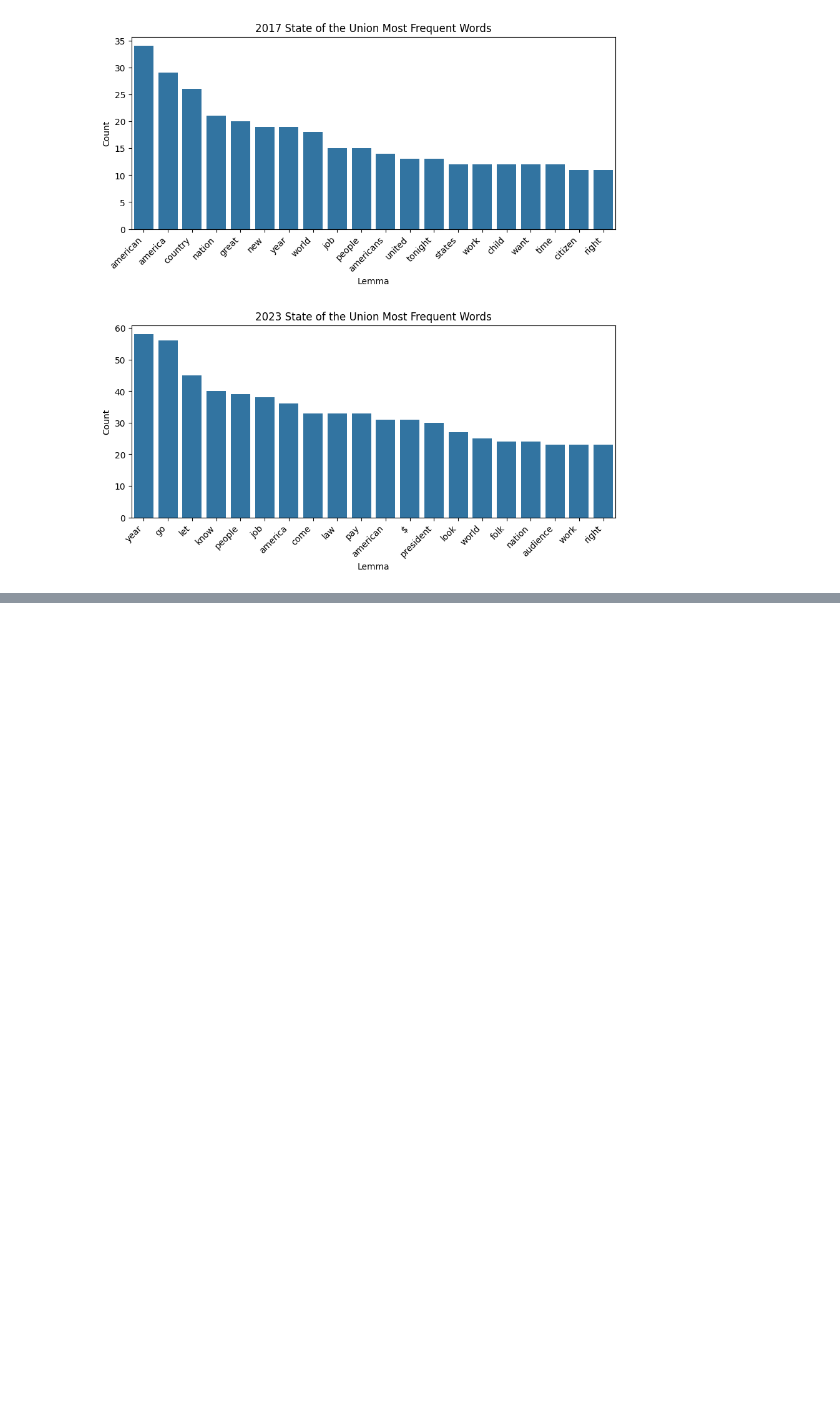
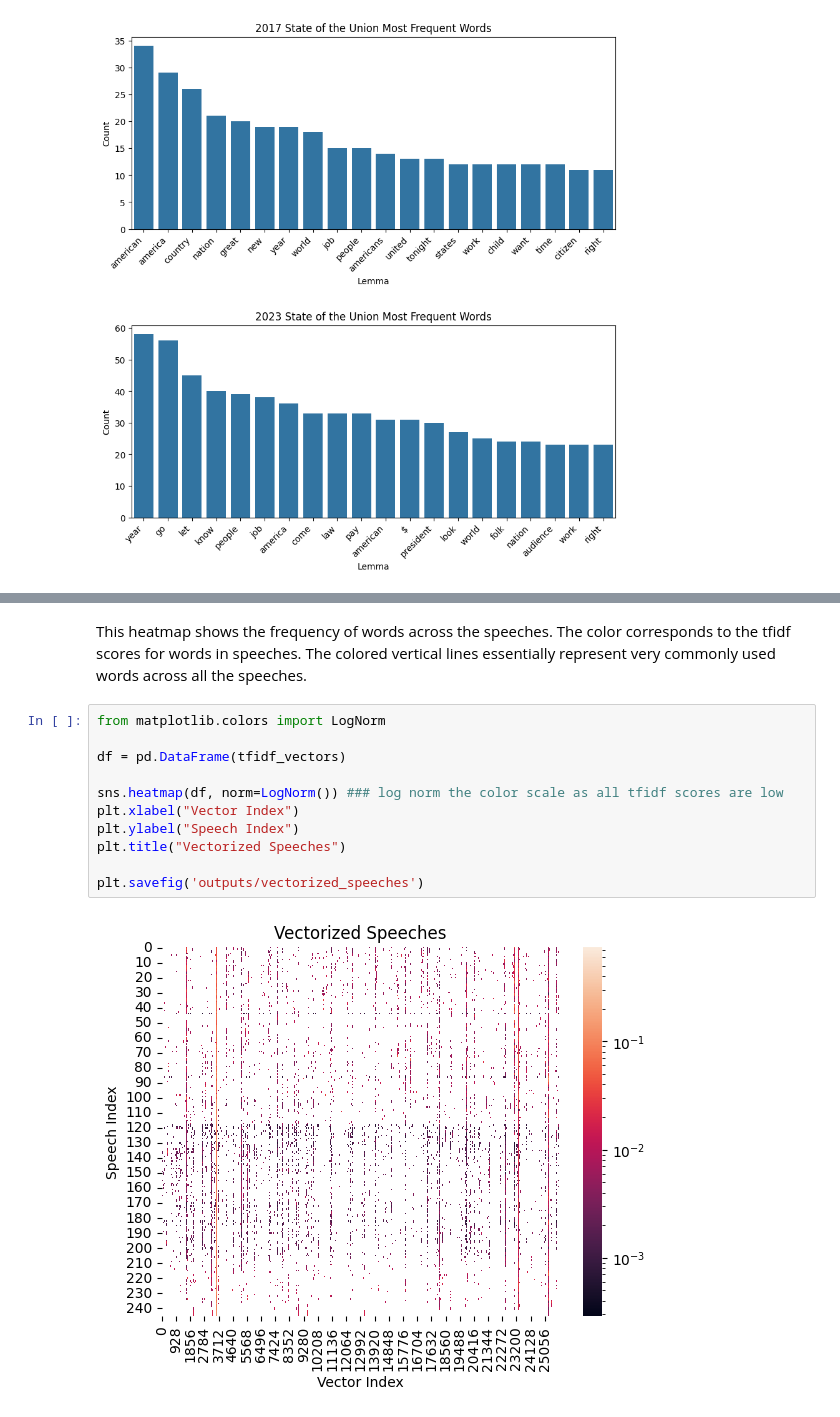
Before and after one commit to UCB-stat-159-f25/proj02-group12, a Jupyter notebook: nlp-P02.ipynb, the cells around one changed output, grey strips where cells are left out. Saved outputs shown, nothing was run; the diff lists cells and outputs as text; blank space fills up the shorter version.

```diff
--- a/nlp-P02.ipynb
+++ b/nlp-P02.ipynb
@@ -201,0 +225,15 @@ plt.savefig("outputs/2017_vs_2023_most_frequent_words.png")
+# %% [markdown]
+This heatmap shows the frequency of words across the speeches. The color corresponds to the tfidf scores for words in speeches. The colored vertical lines essentially represent very commonly used words across all the speeches.
+# %%
+from matplotlib.colors import LogNorm
+
+df = pd.DataFrame(tfidf_vectors)
+
+sns.heatmap(df, norm=LogNorm()) ### log norm the color scale as all tfidf scores are low
+plt.xlabel("Vector Index")
+plt.ylabel("Speech Index")
+plt.title("Vectorized Speeches")
+
+plt.savefig('outputs/vectorized_speeches')
+# %% [output]
+[figure, added]
```
Also changed, not shown: parts of 13 cells of this notebook, 4 other files.
